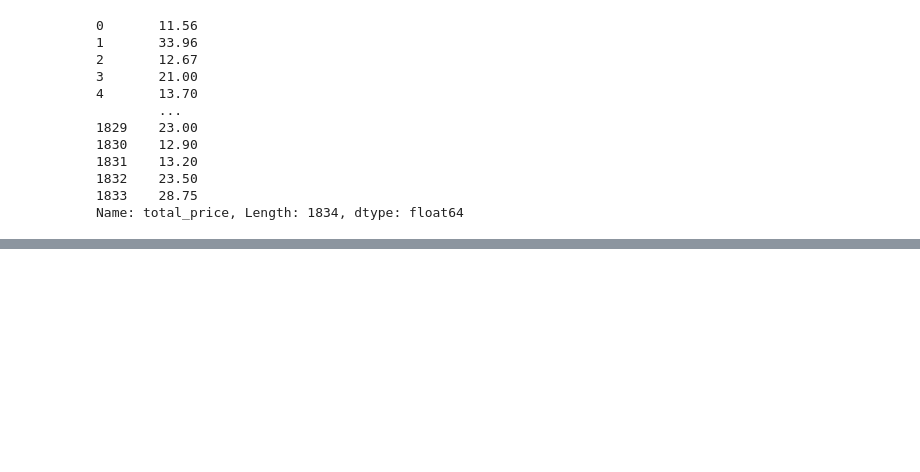
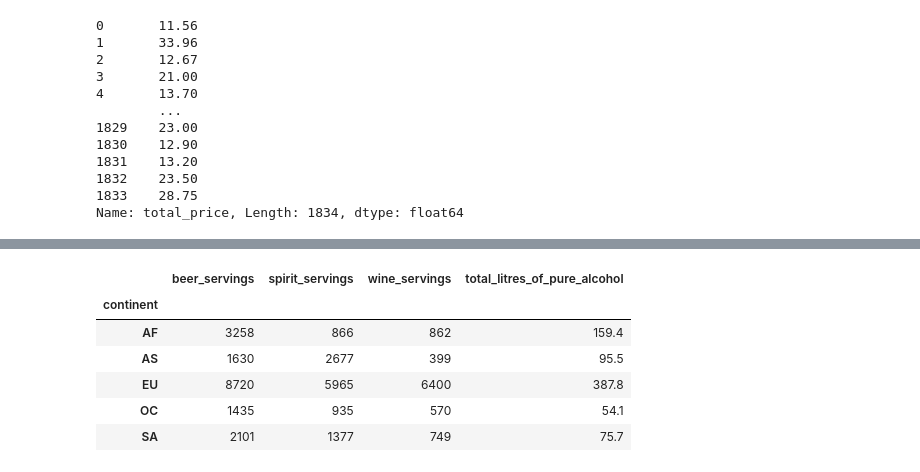
Before and after one commit to Bianca008/IDS_Lixandru_Pepene, a Jupyter notebook: Laborator4/Laborator4.ipynb, the cells around one changed output, grey strips where cells are left out. Cells and saved outputs as stored; diff of their text form; code cells hidden in the pictures; blank space fills up the shorter version.

```diff
--- a/Laborator4/Laborator4.ipynb
+++ b/Laborator4/Laborator4.ipynb
@@ -261,0 +275,14 @@ Name: total_price, Length: 1834, dtype: float64
+# %%
+#A Pe care continent se bea mai multa bere, in medie?
+
+continent_df = df.groupby('continent')
+
+continent_df.sum()
+# %% [output]
+|  | beer_servings | spirit_servings | wine_servings | total_litres_of_pure_alcohol |
+| continent |  |  |  |  |
+| AF | 3258 | 866 | 862 | 159.4 |
+| AS | 1630 | 2677 | 399 | 95.5 |
+| EU | 8720 | 5965 | 6400 | 387.8 |
+| OC | 1435 | 935 | 570 | 54.1 |
+| SA | 2101 | 1377 | 749 | 75.7 |
```
Also changed, not shown: parts of 5 cells of this notebook, 1 other file.
